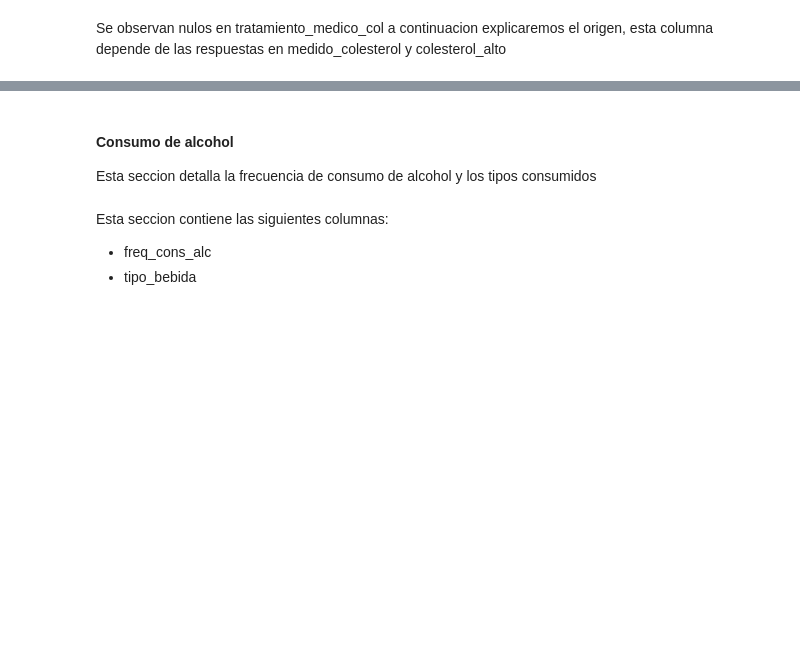
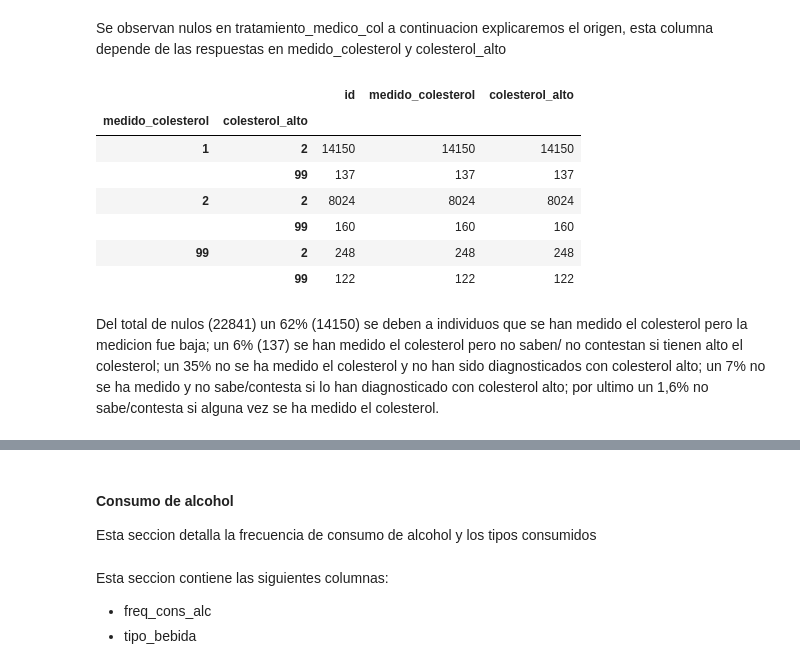
Before and after one commit to Data-Science-YPF/factores_riesgo, a Jupyter notebook: analisisBD.ipynb, the cells around one changed output, grey strips where cells are left out. Saved outputs shown, nothing was run; the diff lists cells and outputs as text; code cells hidden in the pictures; blank space fills up the shorter version.

```diff
--- a/analisisBD.ipynb
+++ b/analisisBD.ipynb
@@ -392,4 +392,18 @@ colesterol_nofiltro.sample(5)
 # %% [markdown]
 Se observan nulos en tratamiento_medico_col a continuacion explicaremos el origen, esta columna depende de las respuestas en medido_colesterol y colesterol_alto
+# %%
+valores_nulos_origen4 = friesgo_2018_raw[friesgo_2018_raw['tratamiento_medico_col'].isna()][['id', 'medido_colesterol','colesterol_alto']]
+valores_nulos_origen4.groupby([friesgo_2018_raw['medido_colesterol'], friesgo_2018_raw['colesterol_alto']]).count()
+# %% [output]
+|  |  | id | medido_colesterol | colesterol_alto |
+| medido_colesterol | colesterol_alto |  |  |  |
+| 1 | 2 | 14150 | 14150 | 14150 |
+|  | 99 | 137 | 137 | 137 |
+| 2 | 2 | 8024 | 8024 | 8024 |
+|  | 99 | 160 | 160 | 160 |
+| 99 | 2 | 248 | 248 | 248 |
+|  | 99 | 122 | 122 | 122 |
+# %% [markdown]
+Del total de nulos (22841) un 62% (14150) se deben a individuos que se han medido el colesterol pero la medicion fue baja; un 6% (137) se han medido el colesterol pero no saben/ no contestan si tienen alto el colesterol; un 35% no se ha medido el colesterol y no han sido diagnosticados con colesterol alto; un 7% no se ha medido y no sabe/contesta si lo han diagnosticado con colesterol alto; por ultimo un 1,6% no sabe/contesta si alguna vez se ha medido el colesterol.
 # %%
 colesterol.describe()
```
Also changed, not shown: parts of 8 cells of this notebook, 2 other files.
